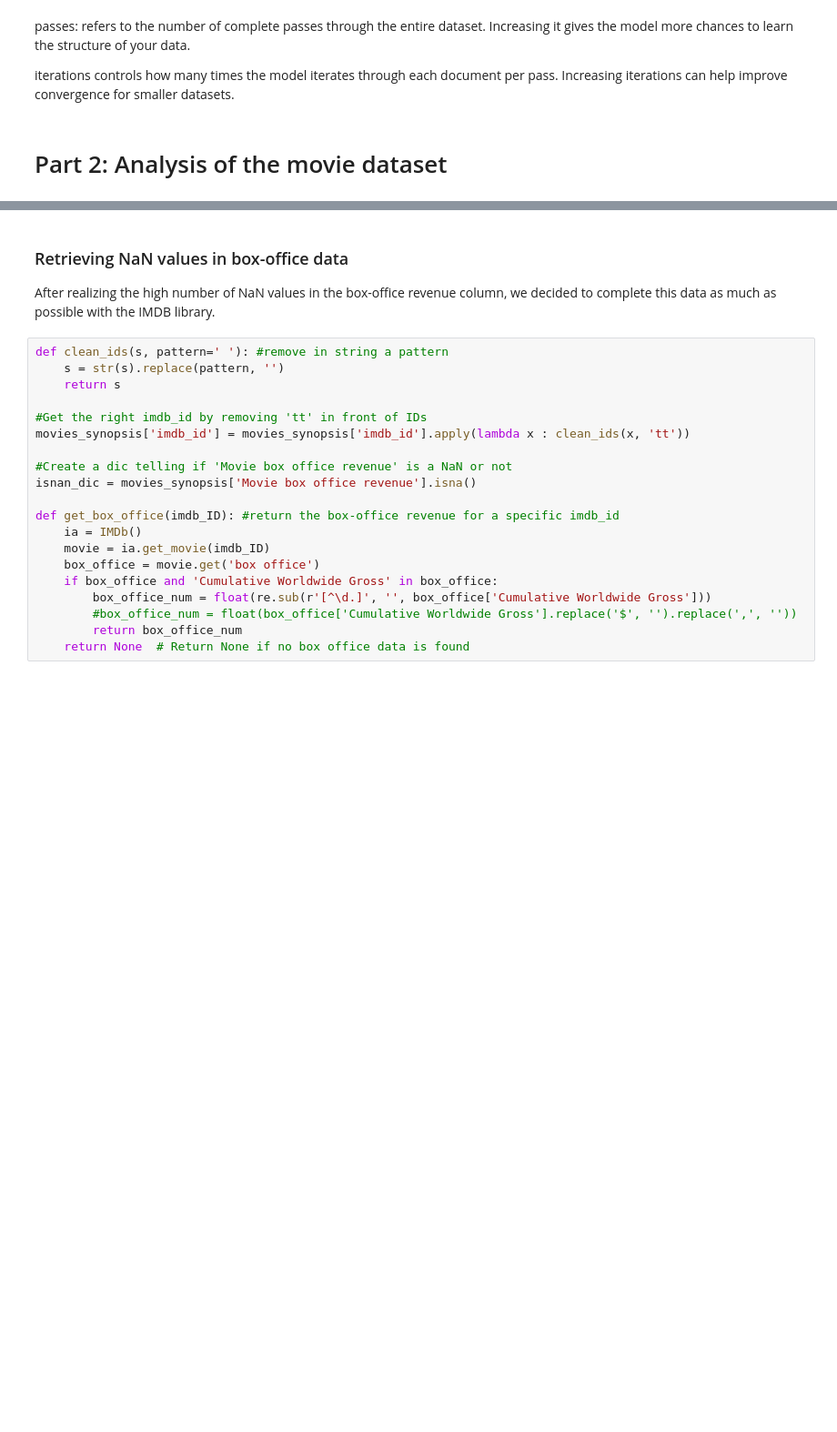
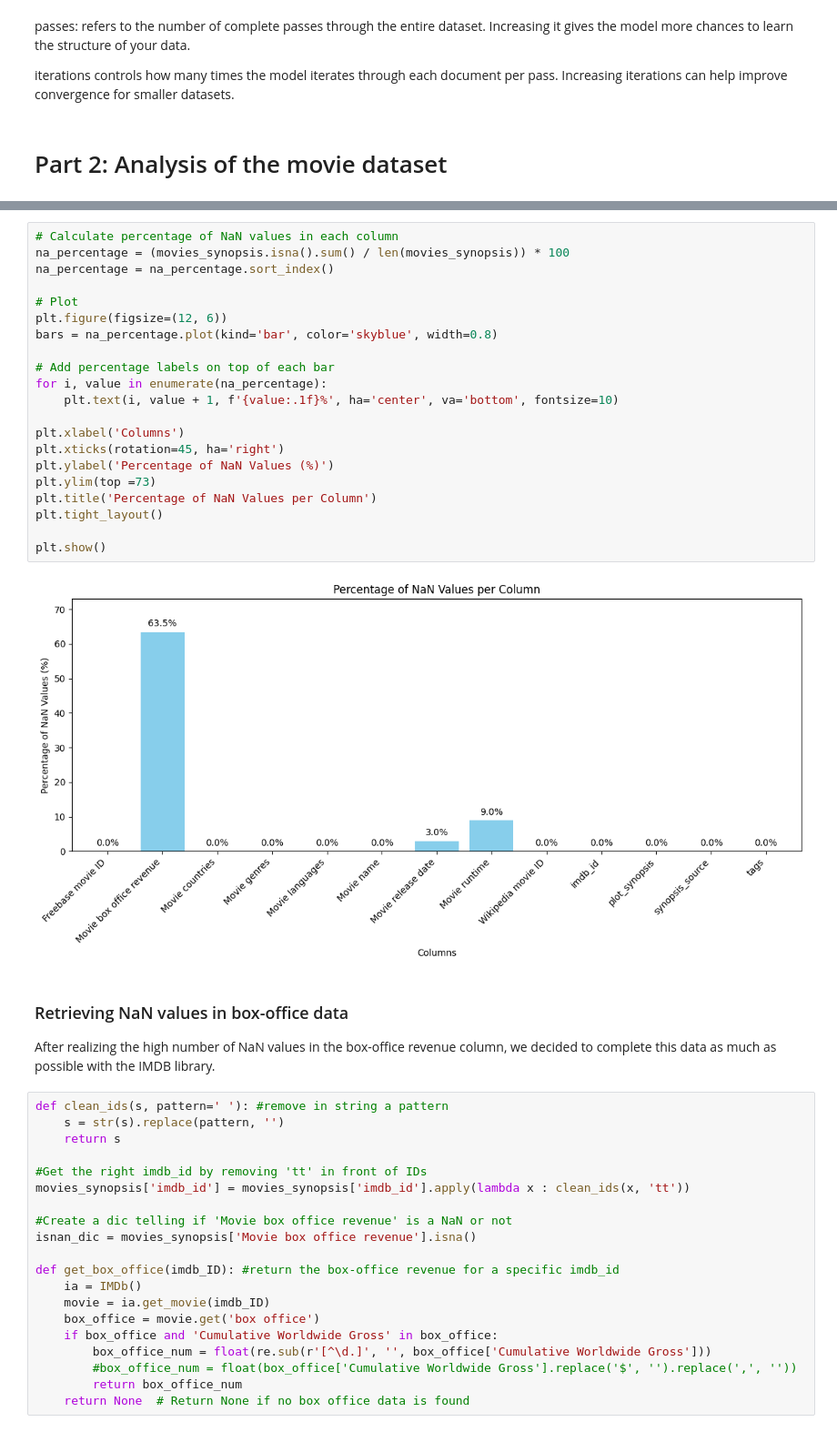
Before and after one commit to epfl-ada/ada-2024-project-padawans, a Jupyter notebook: P2.ipynb, the cells around one changed output, grey strips where cells are left out. Shown at 91% size. Cells and saved outputs as stored; diff of their text form; blank space fills up the shorter version.

Commit message:
first part of movie analysis

```diff
--- a/P2.ipynb
+++ b/P2.ipynb
@@ -216,3 +233,26 @@ iterations controls how many times the model iterates through each document per
+# %%
+# Calculate percentage of NaN values in each column
+na_percentage = (movies_synopsis.isna().sum() / len(movies_synopsis)) * 100
+na_percentage = na_percentage.sort_index()
+
+# Plot
+plt.figure(figsize=(12, 6))
+bars = na_percentage.plot(kind='bar', color='skyblue', width=0.8)
+
+# Add percentage labels on top of each bar
+for i, value in enumerate(na_percentage):
+    plt.text(i, value + 1, f'{value:.1f}%', ha='center', va='bottom', fontsize=10)
+
+plt.xlabel('Columns')
+plt.xticks(rotation=45, ha='right')
+plt.ylabel('Percentage of NaN Values (%)')
+plt.ylim(top =73)
+plt.title('Percentage of NaN Values per Column')
+plt.tight_layout()
+
+plt.show()
+# %% [output]
+[figure, added]
 # %% [markdown]
 ### Retrieving NaN values in box-office data
 After realizing the high number of NaN values in the box-office revenue column, we decided to complete this data as much as possible with the IMDB library.
```
Also changed, not shown: parts of 20 cells of this notebook, 1 other file.
